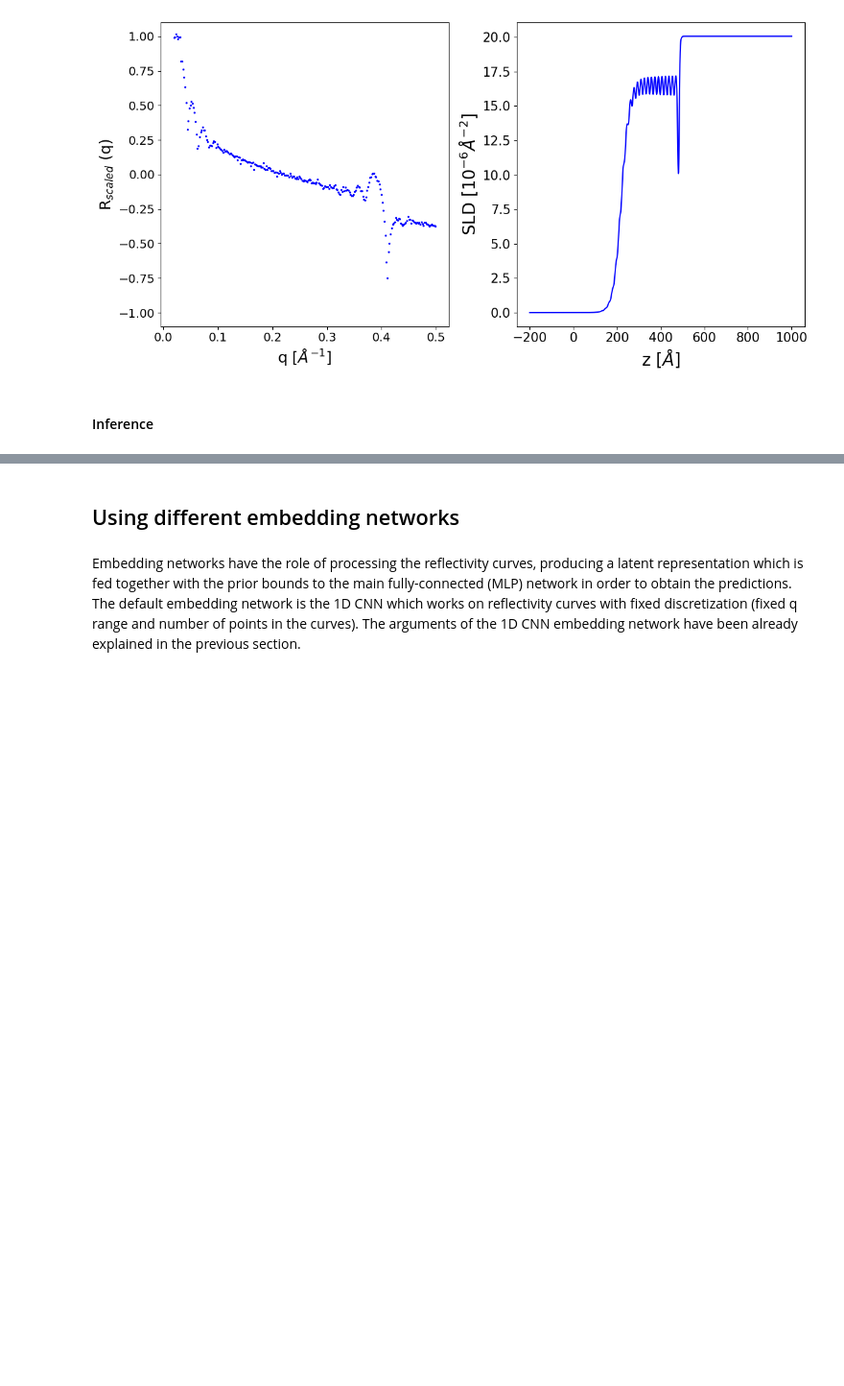
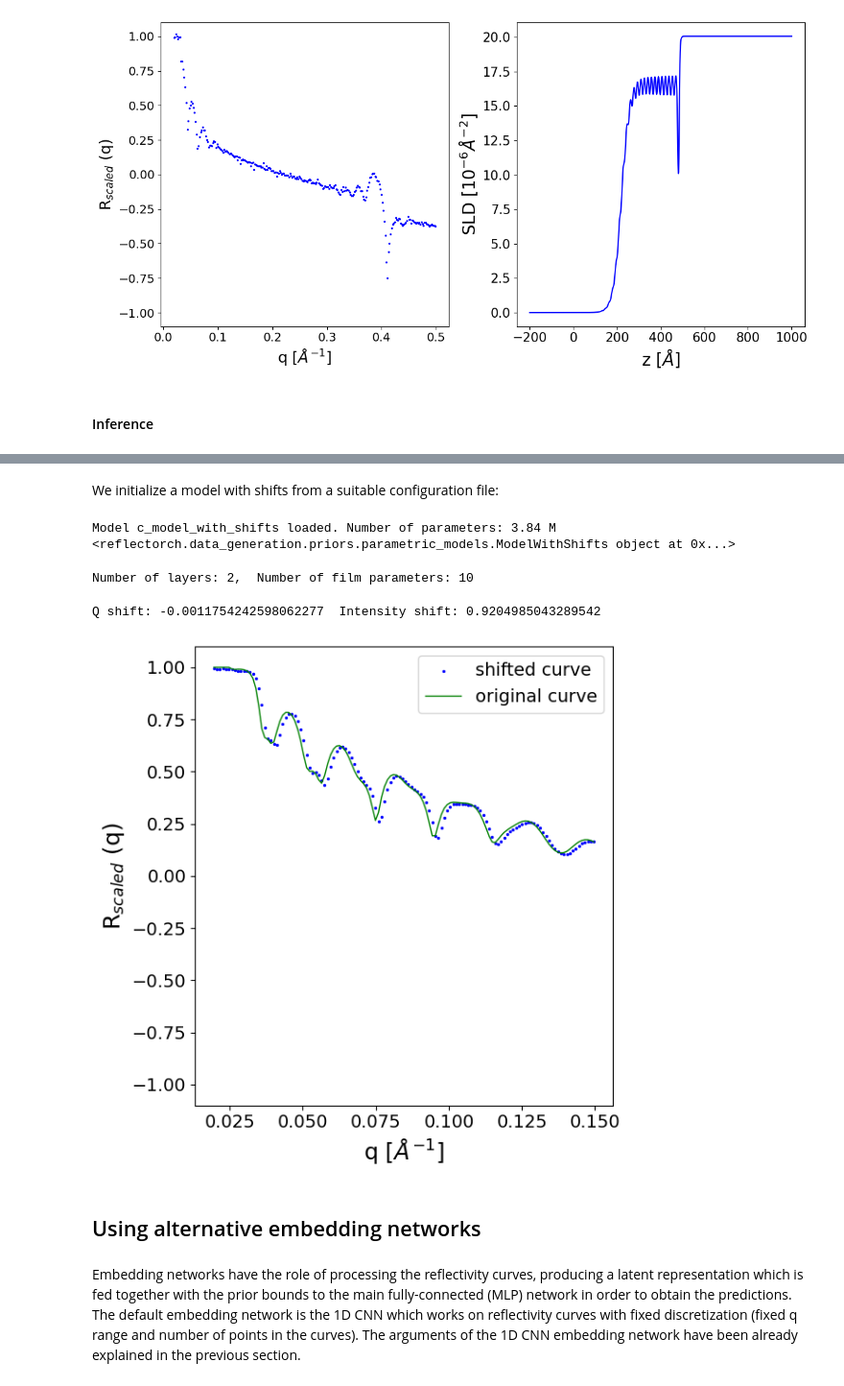
Before and after one commit to schreiber-lab/reflectorch, a Jupyter notebook: docs/advanced_functionality.ipynb, the cells around one changed output, grey strips where cells are left out. Shown at 96% size. Saved outputs shown, nothing was run; the diff lists cells and outputs as text; code cells hidden in the pictures; blank space fills up the shorter version.

```diff
--- a/docs/advanced_functionality.ipynb
+++ b/docs/advanced_functionality.ipynb
@@ -436,5 +509,52 @@ r_si                 : 20.19
+# %% [markdown]
+We initialize a model with shifts from a suitable configuration file:
+# %%
+trainer = get_trainer_by_name(config_name='c_model_with_shifts', load_weights=False)
+
+print(trainer.loader.prior_sampler.param_model)
+# %% [output]
+Model c_model_with_shifts loaded. Number of parameters: 3.84 M
+<reflectorch.data_generation.priors.parametric_models.ModelWithShifts object at 0x...>
+# %%
+batch_size = 64
+simulated_data = trainer.loader.get_batch(batch_size)
+params = simulated_data['params']
+
+n_layers = params.max_layer_num
+n_params = params.num_params
+
+print(f'Number of layers: {n_layers},  Number of film parameters: {n_params}')
+# %% [output]
+Number of layers: 2,  Number of film parameters: 10
+# %%
+q = simulated_data['q_values']
+scaled_noisy_curves = simulated_data['scaled_noisy_curves']
+curves_without_shifts = trainer.loader.curves_scaler.scale(
+    reflectivity(simulated_data['q_values'], params.thicknesses, params.roughnesses, params.slds)
+)
+
+i = 0
+print(f'Q shift: {params.parameters[i, -2].item()}  Intensity shift: {params.parameters[i, -1].item()}')
+
+q = to_np(simulated_data['q_values'])
+
+fig, ax = plt.subplots(1,1,figsize=(6,6))
+ax.set_ylim(-1.1, 1.1)
+ax.set_xlabel('q [$Å^{-1}$]', fontsize=18)
+ax.set_ylabel('R$_{scaled}$ (q)', fontsize=18)
+ax.tick_params(axis='both', which='major', labelsize=14)
+
+ax.scatter(q[i], to_np(scaled_noisy_curves[i]), c='blue', s=2.0, label='shifted curve');
+ax.plot(q[i], to_np(curves_without_shifts[i]), c='green', lw=1.0, label='original curve');
+
+ax.legend(fontsize=14)
+
+plt.tight_layout()
+# %% [output]
+Q shift: -0.0011754242598062277  Intensity shift: 0.9204985043289542
+[figure, added]
 # %% [markdown]
-## Using different embedding networks
+## Using alternative embedding networks
 # %% [markdown]
 Embedding networks have the role of processing the reflectivity curves, producing a latent representation which is fed together with the prior bounds to the main fully-connected (MLP) network in order to obtain the predictions. The default embedding network is the 1D CNN which works on reflectivity curves with fixed discretization (fixed q range and number of points in the curves). The arguments of the 1D CNN embedding network have been already explained in the previous section.
 # %% [markdown]
```
Also changed, not shown: parts of 22 cells of this notebook, 2 other files.
